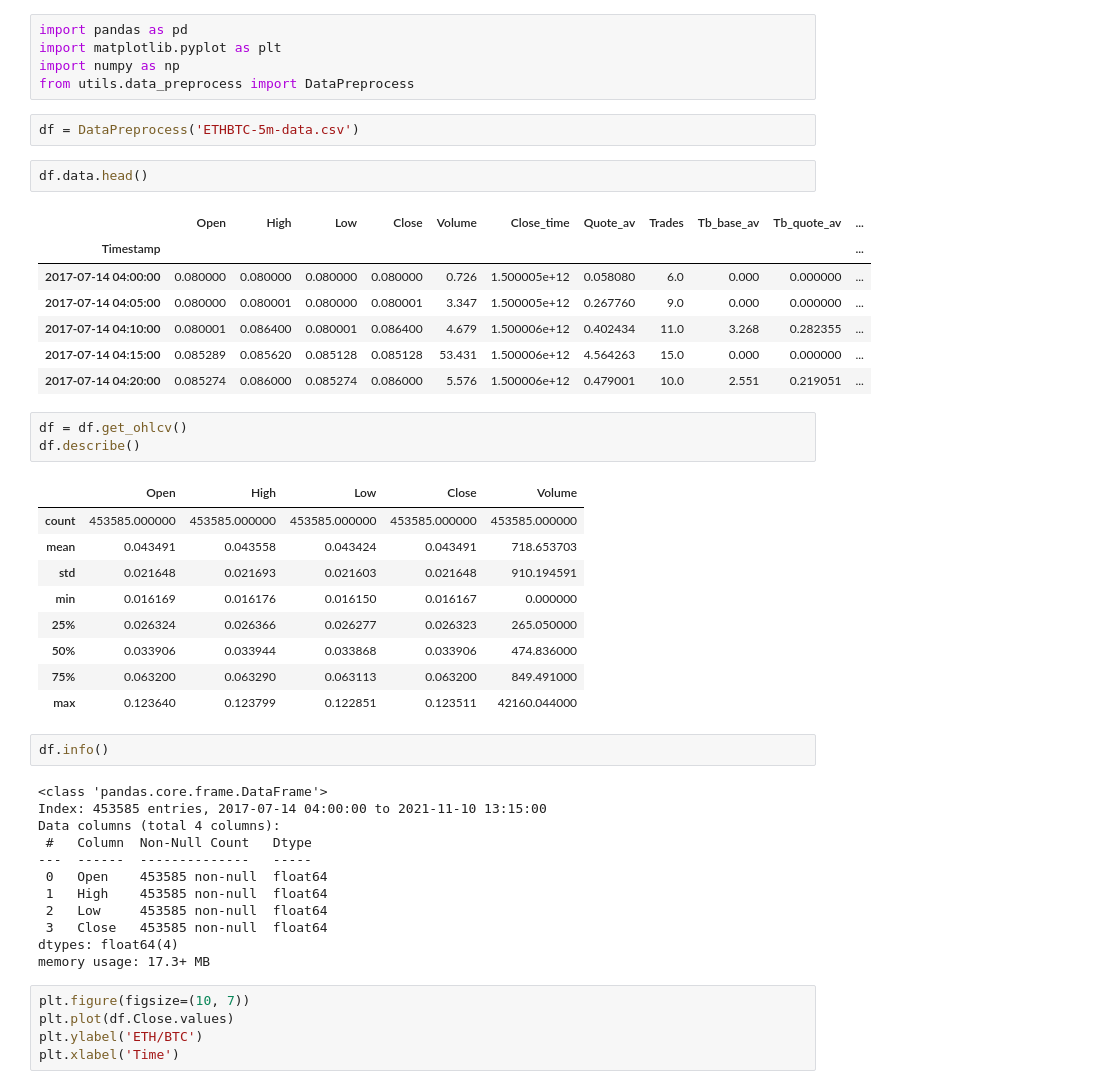
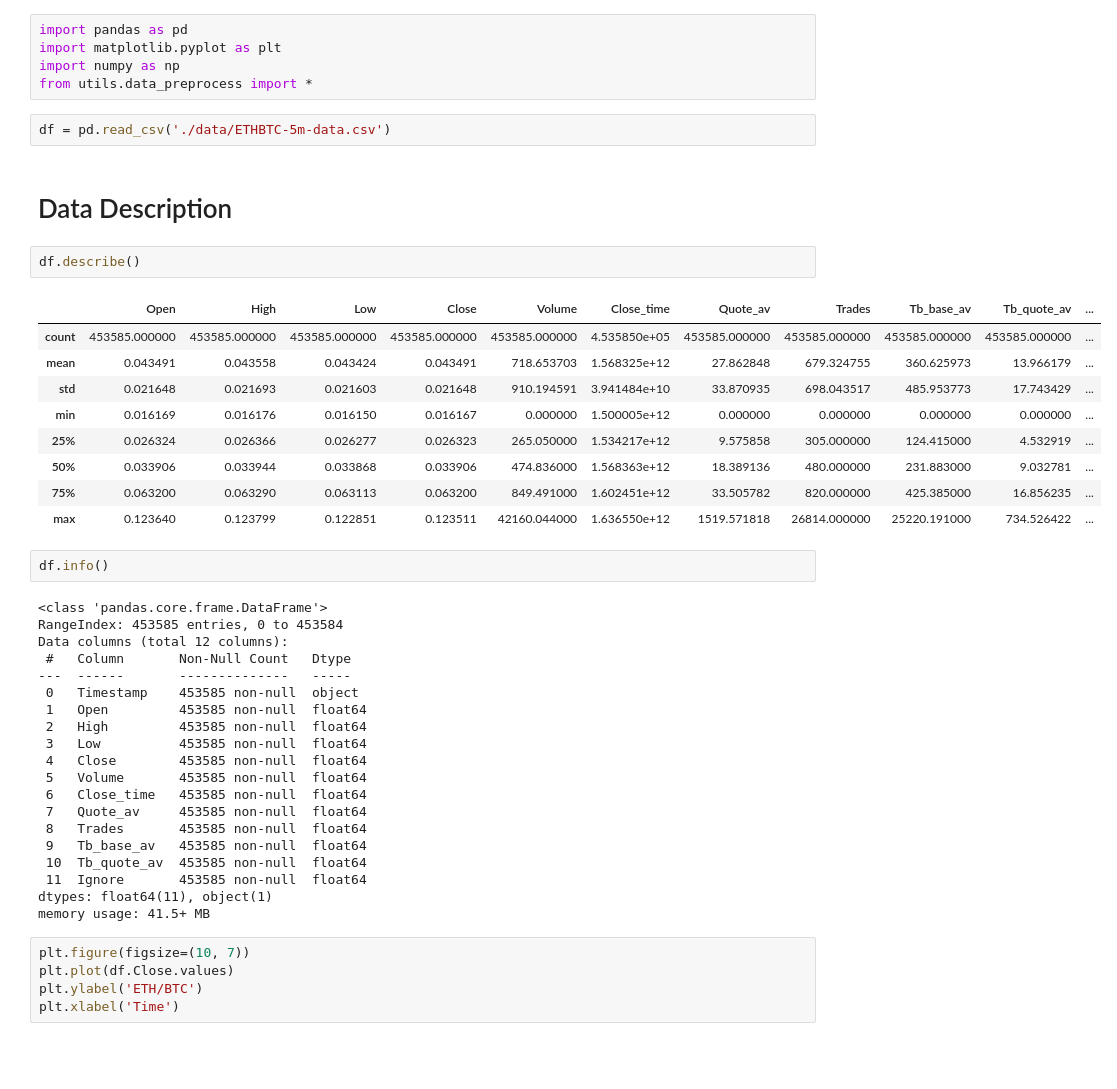
Before and after one commit to novis10813/Is-Technical-Indicator-Really-a-Thing-for-Deep-Learning, a Jupyter notebook: Data_description.ipynb, the cells around one changed output. Drawn from its saved outputs; the diff is of its cells as text; blank space fills up the shorter version.

```diff
--- a/Data_description.ipynb
+++ b/Data_description.ipynb
@@ -2,46 +2,45 @@
 import pandas as pd
 import matplotlib.pyplot as plt
 import numpy as np
-from utils.data_preprocess import DataPreprocess
+from utils.data_preprocess import *
 # %%
-df = DataPreprocess('ETHBTC-5m-data.csv')
+df = pd.read_csv('./data/ETHBTC-5m-data.csv')
-# %%
-df.data.head()
-# %% [output]
-|  | Open | High | Low | Close | Volume | Close_time | Quote_av | Trades | Tb_base_av | Tb_quote_av | ... |
-| Timestamp |  |  |  |  |  |  |  |  |  |  | ... |
-| 2017-07-14 04:00:00 | 0.080000 | 0.080000 | 0.080000 | 0.080000 | 0.726 | 1.500005e+12 | 0.058080 | 6.0 | 0.000 | 0.000000 | ... |
-| 2017-07-14 04:05:00 | 0.080000 | 0.080001 | 0.080000 | 0.080001 | 3.347 | 1.500005e+12 | 0.267760 | 9.0 | 0.000 | 0.000000 | ... |
-| 2017-07-14 04:10:00 | 0.080001 | 0.086400 | 0.080001 | 0.086400 | 4.679 | 1.500006e+12 | 0.402434 | 11.0 | 3.268 | 0.282355 | ... |
-| 2017-07-14 04:15:00 | 0.085289 | 0.085620 | 0.085128 | 0.085128 | 53.431 | 1.500006e+12 | 4.564263 | 15.0 | 0.000 | 0.000000 | ... |
-| 2017-07-14 04:20:00 | 0.085274 | 0.086000 | 0.085274 | 0.086000 | 5.576 | 1.500006e+12 | 0.479001 | 10.0 | 2.551 | 0.219051 | ... |
+# %% [markdown]
+# Data Description
 # %%
-df = df.get_ohlcv()
 df.describe()
 # %% [output]
-|  | Open | High | Low | Close | Volume |
-| count | 453585.000000 | 453585.000000 | 453585.000000 | 453585.000000 | 453585.000000 |
-| mean | 0.043491 | 0.043558 | 0.043424 | 0.043491 | 718.653703 |
-| std | 0.021648 | 0.021693 | 0.021603 | 0.021648 | 910.194591 |
-| min | 0.016169 | 0.016176 | 0.016150 | 0.016167 | 0.000000 |
-| 25% | 0.026324 | 0.026366 | 0.026277 | 0.026323 | 265.050000 |
-| 50% | 0.033906 | 0.033944 | 0.033868 | 0.033906 | 474.836000 |
-| 75% | 0.063200 | 0.063290 | 0.063113 | 0.063200 | 849.491000 |
-| max | 0.123640 | 0.123799 | 0.122851 | 0.123511 | 42160.044000 |
+|  | Open | High | Low | Close | Volume | Close_time | Quote_av | Trades | Tb_base_av | Tb_quote_av | ... |
+| count | 453585.000000 | 453585.000000 | 453585.000000 | 453585.000000 | 453585.000000 | 4.535850e+05 | 453585.000000 | 453585.000000 | 453585.000000 | 453585.000000 | ... |
+| mean | 0.043491 | 0.043558 | 0.043424 | 0.043491 | 718.653703 | 1.568325e+12 | 27.862848 | 679.324755 | 360.625973 | 13.966179 | ... |
+| std | 0.021648 | 0.021693 | 0.021603 | 0.021648 | 910.194591 | 3.941484e+10 | 33.870935 | 698.043517 | 485.953773 | 17.743429 | ... |
+| min | 0.016169 | 0.016176 | 0.016150 | 0.016167 | 0.000000 | 1.500005e+12 | 0.000000 | 0.000000 | 0.000000 | 0.000000 | ... |
+| 25% | 0.026324 | 0.026366 | 0.026277 | 0.026323 | 265.050000 | 1.534217e+12 | 9.575858 | 305.000000 | 124.415000 | 4.532919 | ... |
+| 50% | 0.033906 | 0.033944 | 0.033868 | 0.033906 | 474.836000 | 1.568363e+12 | 18.389136 | 480.000000 | 231.883000 | 9.032781 | ... |
+| 75% | 0.063200 | 0.063290 | 0.063113 | 0.063200 | 849.491000 | 1.602451e+12 | 33.505782 | 820.000000 | 425.385000 | 16.856235 | ... |
+| max | 0.123640 | 0.123799 | 0.122851 | 0.123511 | 42160.044000 | 1.636550e+12 | 1519.571818 | 26814.000000 | 25220.191000 | 734.526422 | ... |
 # %%
 df.info()
 # %% [output]
 <class 'pandas.core.frame.DataFrame'>
-Index: 453585 entries, 2017-07-14 04:00:00 to 2021-11-10 13:15:00
-Data columns (total 4 columns):
- #   Column  Non-Null Count   Dtype
----  ------  --------------   -----
- 0   Open    453585 non-null  float64
- 1   High    453585 non-null  float64
- 2   Low     453585 non-null  float64
- 3   Close   453585 non-null  float64
-dtypes: float64(4)
-memory usage: 17.3+ MB
+RangeIndex: 453585 entries, 0 to 453584
+Data columns (total 12 columns):
+ #   Column       Non-Null Count   Dtype
+---  ------       --------------   -----
+ 0   Timestamp    453585 non-null  object
+ 1   Open         453585 non-null  float64
+ 2   High         453585 non-null  float64
+ 3   Low          453585 non-null  float64
+ 4   Close        453585 non-null  float64
+ 5   Volume       453585 non-null  float64
+ 6   Close_time   453585 non-null  float64
+ 7   Quote_av     453585 non-null  float64
+ 8   Trades       453585 non-null  float64
+ 9   Tb_base_av   453585 non-null  float64
+ 10  Tb_quote_av  453585 non-null  float64
+ 11  Ignore       453585 non-null  float64
+dtypes: float64(11), object(1)
+memory usage: 41.5+ MB
 # %%
 plt.figure(figsize=(10, 7))
 plt.plot(df.Close.values)
```
Also changed, not shown: parts of 8 cells of this notebook, 20 other files.
